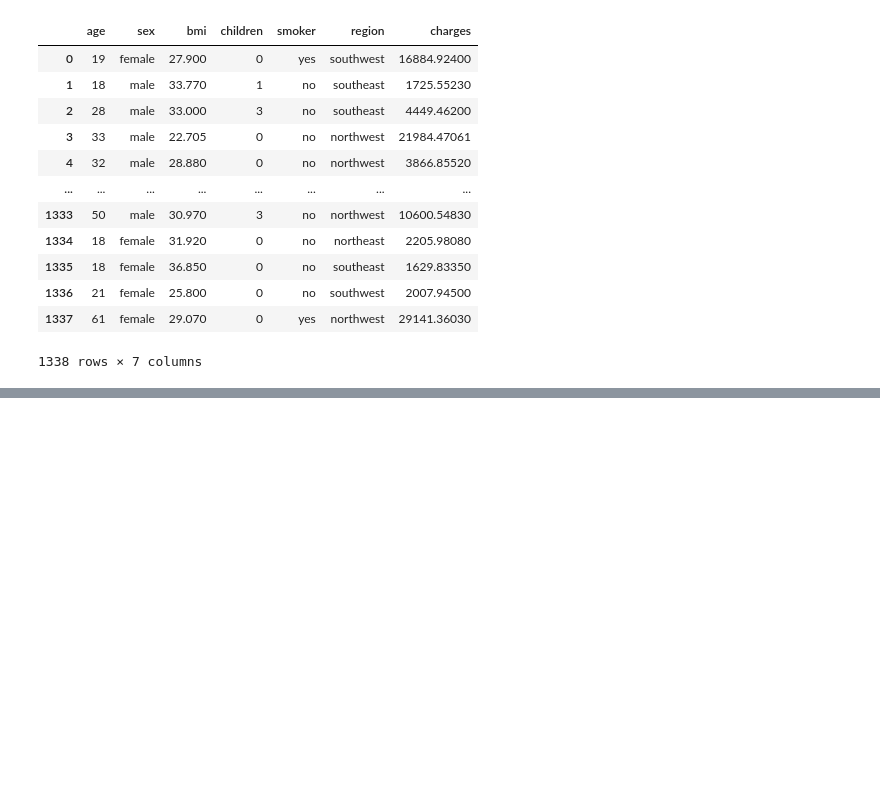
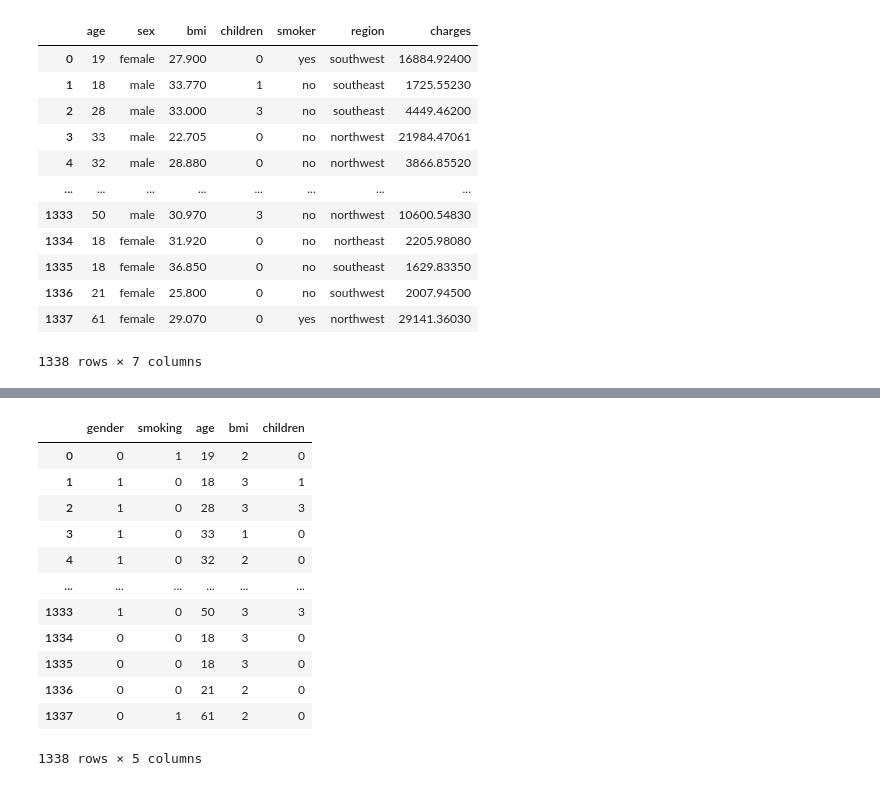
Before and after one commit to upflairs-pvt-ltd/jecrc-AI_ML_example-27thsep2023, a Jupyter notebook: machine learning/Untitled.ipynb, the cells around one changed output, grey strips where cells are left out. Saved outputs shown, nothing was run; the diff lists cells and outputs as text; code cells hidden in the pictures; blank space fills up the shorter version.

```diff
--- a/machine learning/Untitled.ipynb
+++ b/machine learning/Untitled.ipynb
@@ -31,0 +99,2 @@ def categorize_bmi(bmi):
+# %%
+cat_data = cat_data.drop('region',axis=1)
@@ -31,0 +133,7 @@ def categorize_bmi(bmi):
+# %%
+num_data['bmi'] = num_data['bmi'].apply(categorize_bmi)
+# %%
+num_data['charges'] = num_data['charges'].astype(int)
+# %%
+complete_df = pd.concat([cat_data,num_data],axis=1)
+complete_df.head()
@@ -31,0 +147,17 @@ def categorize_bmi(bmi):
+# %%
+x = complete_df.drop('charges',axis=1)
+x
+# %% [output]
+|  | gender | smoking | age | bmi | children |
+| 0 | 0 | 1 | 19 | 2 | 0 |
+| 1 | 1 | 0 | 18 | 3 | 1 |
+| 2 | 1 | 0 | 28 | 3 | 3 |
+| 3 | 1 | 0 | 33 | 1 | 0 |
+| 4 | 1 | 0 | 32 | 2 | 0 |
+| ... | ... | ... | ... | ... | ... |
+| 1333 | 1 | 0 | 50 | 3 | 3 |
+| 1334 | 0 | 0 | 18 | 3 | 0 |
+| 1335 | 0 | 0 | 18 | 3 | 0 |
+| 1336 | 0 | 0 | 21 | 2 | 0 |
+| 1337 | 0 | 1 | 61 | 2 | 0 |
+1338 rows × 5 columns
```
Also changed, not shown: parts of 29 cells of this notebook.
